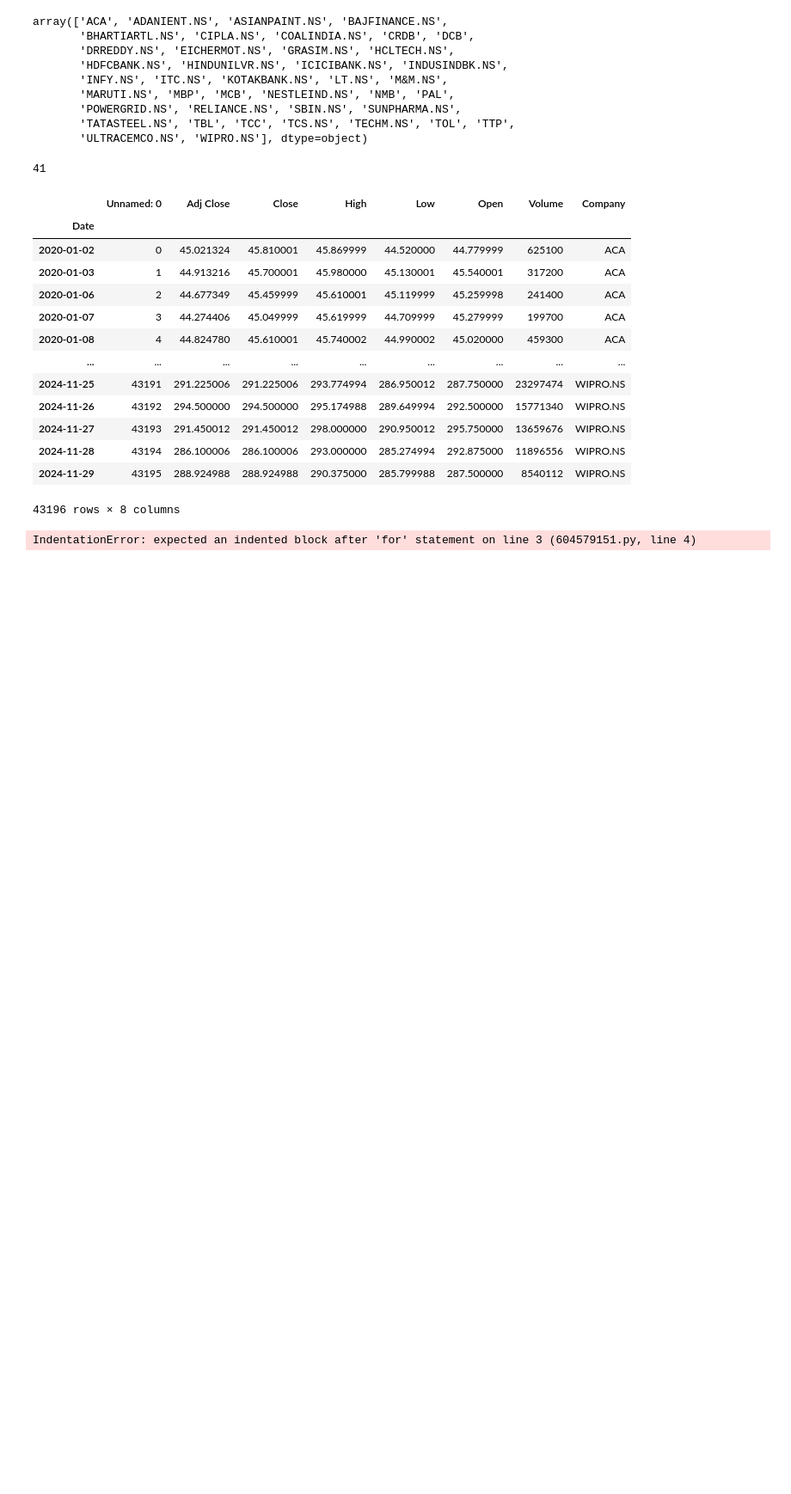
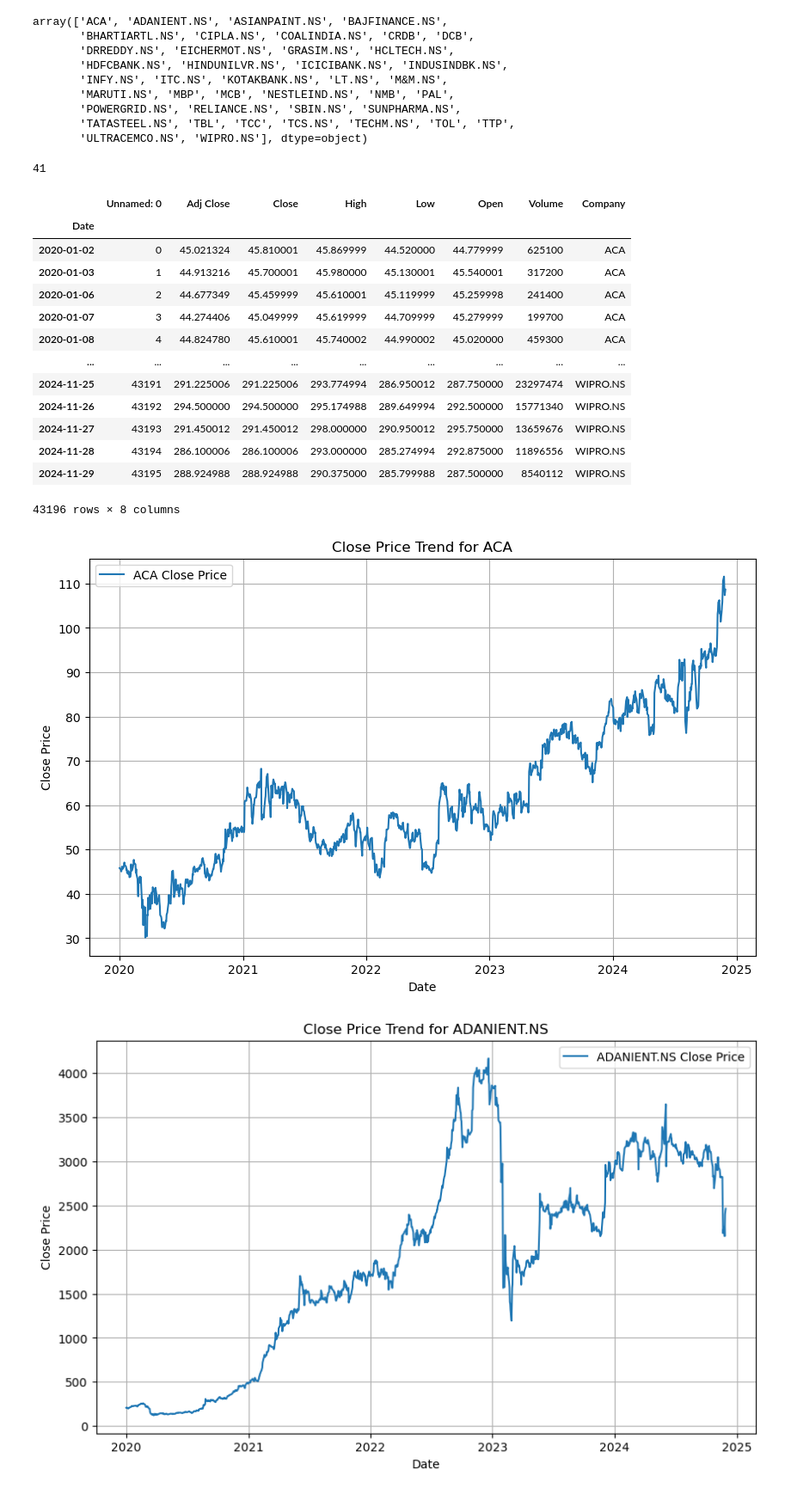
Before and after one commit to rashiniyasp/Stock-Market-Prediction-Using-Technical-indicators-, a Jupyter notebook: data_collection_stock_market_project.ipynb, the cells around one changed output. Shown at 86% size. Cells and saved outputs as stored; diff of their text form; code cells hidden in the pictures; blank space fills up the shorter version.

```diff
--- a/data_collection_stock_market_project.ipynb
+++ b/data_collection_stock_market_project.ipynb
@@ -347,19 +347,20 @@ grouped = df.groupby('Company')
 # %%
 
 # Plot for each company
 
-for company, group_data in grouped:
+
 for i, (company, group_data) in enumerate(grouped):
     if i == 3:  # Stop after plotting the first 3 companies
         break
 
-        plt.figure(figsize=(10, 6))  # Create a new figure for each company
-        plt.plot(group_data.index, group_data['Close'], label=f"{company} Close Price")
-        plt.title(f"Close Price Trend for {company}")
-        plt.xlabel("Date")
-        plt.ylabel("Close Price")
-        plt.legend()
-        plt.grid(True)
-        plt.show()
+    plt.figure(figsize=(10, 6))  # Create a new figure for each company
+    plt.plot(group_data.index, group_data['Close'], label=f"{company} Close Price")
+    plt.title(f"Close Price Trend for {company}")
+    plt.xlabel("Date")
+    plt.ylabel("Close Price")
+    plt.legend()
+    plt.grid(True)
+    plt.show()
 # %% [output]
-IndentationError: expected an indented block after 'for' statement on line 3 (604579151.py, line 4)
+[figure, added]
+[figure, added]
```
Also changed, not shown: parts of 20 cells of this notebook.
